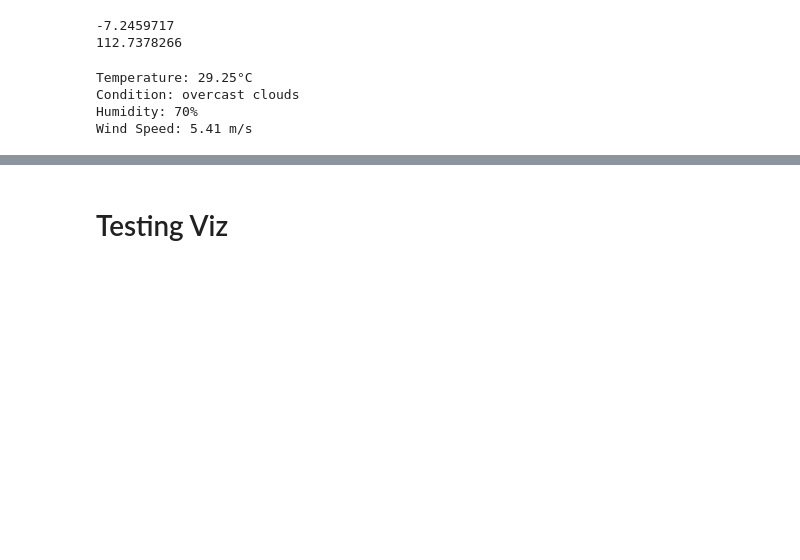
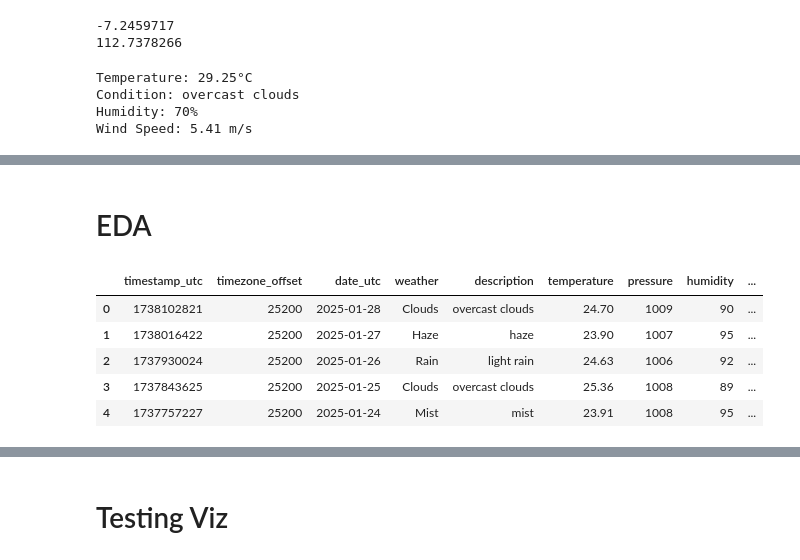
Before and after one commit to sakabmw/weather-dashboard, a Jupyter notebook: test.ipynb, the cells around one changed output, grey strips where cells are left out. Saved outputs shown, nothing was run; the diff lists cells and outputs as text; code cells hidden in the pictures; blank space fills up the shorter version.

```diff
--- a/test.ipynb
+++ b/test.ipynb
@@ -177 +195,19 @@ Date: 2024-12-21, Time: 2025-01-20 06:25:45.740539, Temp: 28.45°C, Weather: few
 Weather data saved to surabaya_weather.csv
+# %% [markdown]
+# EDA
+# %%
+# Load the CSV data
+filename = "surabaya_weather.csv"  # Replace with your actual CSV file
+weather_data = pd.read_csv(filename)
+
+# Convert date to a datetime object for better handling
+weather_data['date_utc'] = pd.to_datetime(weather_data['date_utc'])
+# %%
+weather_data.head()
+# %% [output]
+|  | timestamp_utc | timezone_offset | date_utc | weather | description | temperature | pressure | humidity | ... |
+| 0 | 1738102821 | 25200 | 2025-01-28 | Clouds | overcast clouds | 24.70 | 1009 | 90 | ... |
+| 1 | 1738016422 | 25200 | 2025-01-27 | Haze | haze | 23.90 | 1007 | 95 | ... |
+| 2 | 1737930024 | 25200 | 2025-01-26 | Rain | light rain | 24.63 | 1006 | 92 | ... |
+| 3 | 1737843625 | 25200 | 2025-01-25 | Clouds | overcast clouds | 25.36 | 1008 | 89 | ... |
+| 4 | 1737757227 | 25200 | 2025-01-24 | Mist | mist | 23.91 | 1008 | 95 | ... |
```
Also changed, not shown: parts of 7 cells of this notebook.
